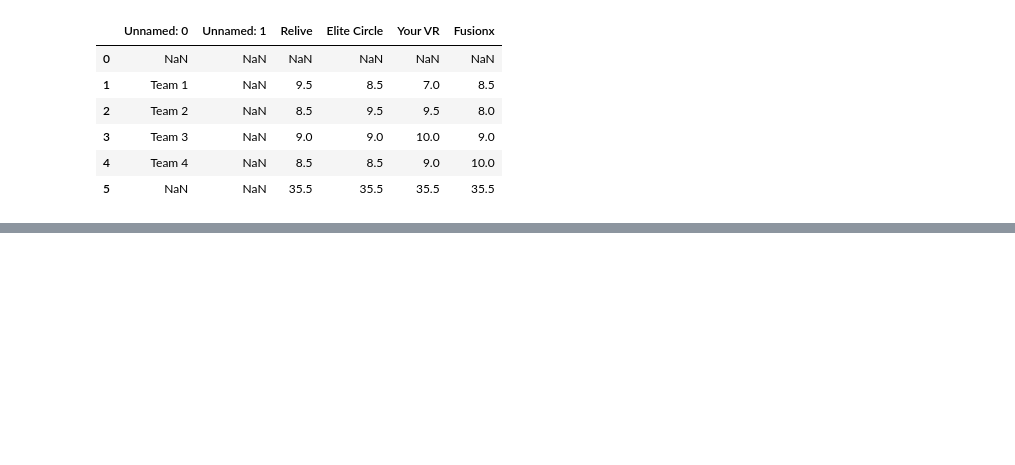
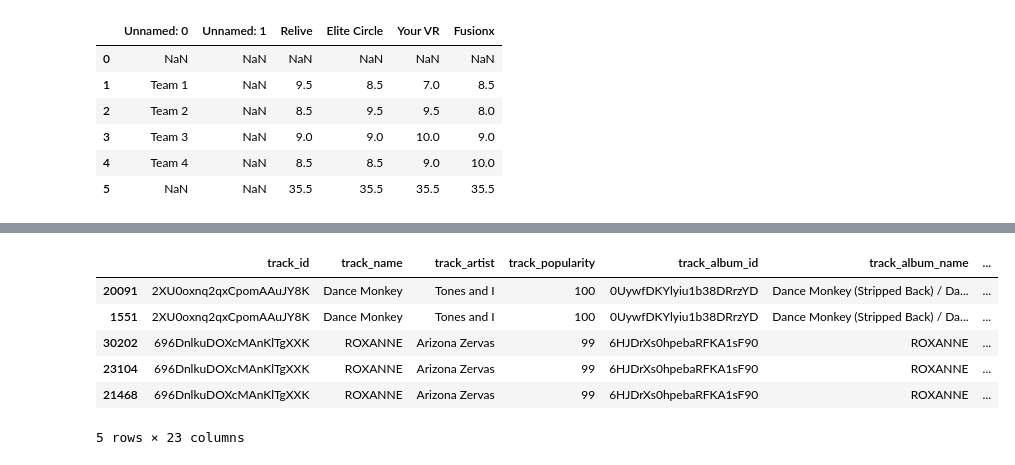
Before and after one commit to RuFerdZ/Introduction-to-Pandas-and-Numpy, a Jupyter notebook: Pandas Introduction.ipynb, the cells around one changed output, grey strips where cells are left out. Drawn from its saved outputs; the diff is of its cells as text; code cells hidden in the pictures; blank space fills up the shorter version.

```diff
--- a/Pandas Introduction.ipynb
+++ b/Pandas Introduction.ipynb
@@ -89,0 +118,14 @@ df
+# %%
+# Sorting Dataframes
+# Ssorting data frame by track_artist
+
+# format : data.sort_values("track_artist", axis = 0, ascending = True, inplace = True, na_position ='last')
+df.sort_values("track_popularity", axis = 0, ascending = False).head()
+# %% [output]
+|  | track_id | track_name | track_artist | track_popularity | track_album_id | track_album_name | ... |
+| 20091 | 2XU0oxnq2qxCpomAAuJY8K | Dance Monkey | Tones and I | 100 | 0UywfDKYlyiu1b38DRrzYD | Dance Monkey (Stripped Back) / Da... | ... |
+| 1551 | 2XU0oxnq2qxCpomAAuJY8K | Dance Monkey | Tones and I | 100 | 0UywfDKYlyiu1b38DRrzYD | Dance Monkey (Stripped Back) / Da... | ... |
+| 30202 | 696DnlkuDOXcMAnKlTgXXK | ROXANNE | Arizona Zervas | 99 | 6HJDrXs0hpebaRFKA1sF90 | ROXANNE | ... |
+| 23104 | 696DnlkuDOXcMAnKlTgXXK | ROXANNE | Arizona Zervas | 99 | 6HJDrXs0hpebaRFKA1sF90 | ROXANNE | ... |
+| 21468 | 696DnlkuDOXcMAnKlTgXXK | ROXANNE | Arizona Zervas | 99 | 6HJDrXs0hpebaRFKA1sF90 | ROXANNE | ... |
+5 rows × 23 columns
```
Also changed, not shown: parts of 5 cells of this notebook.
